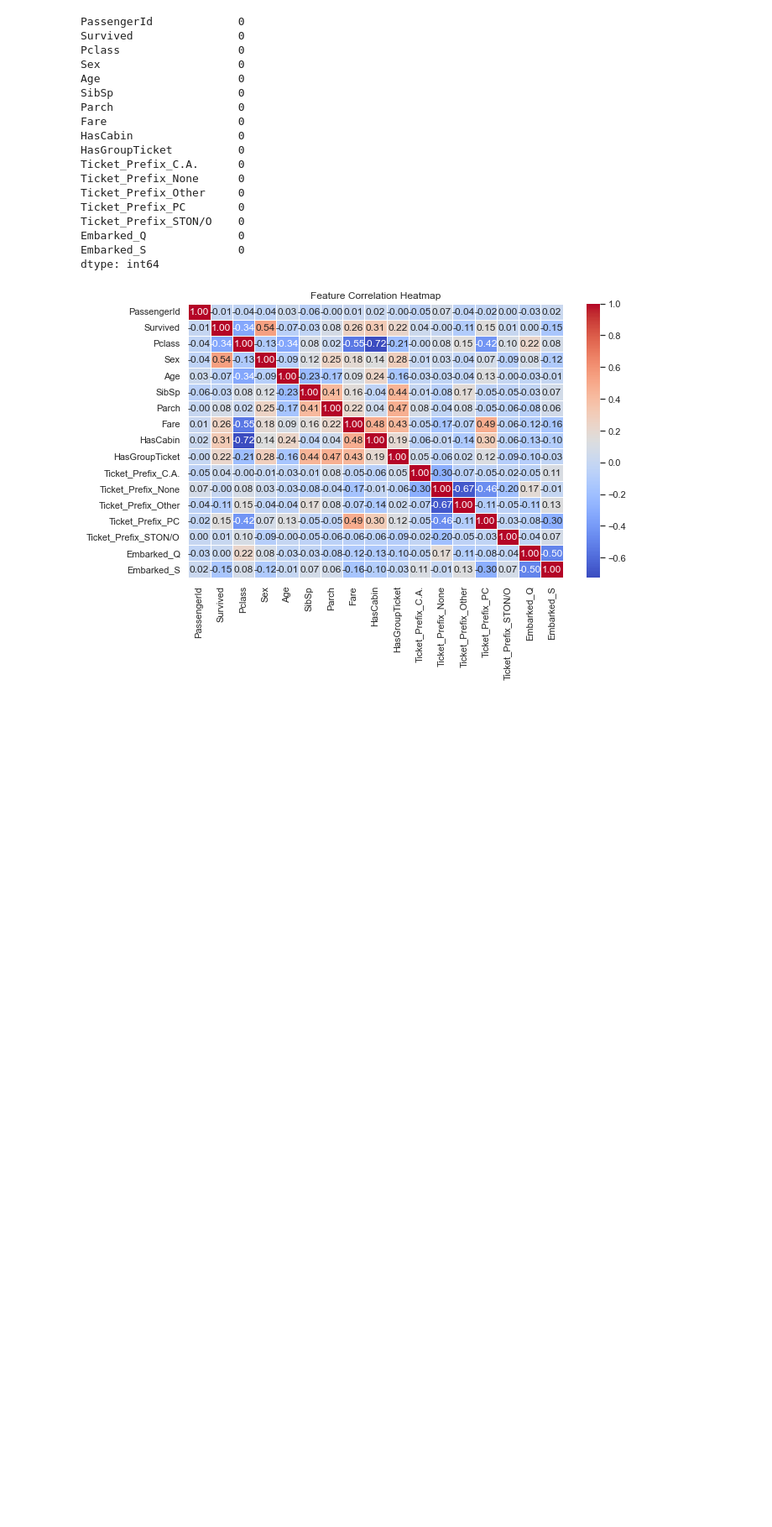
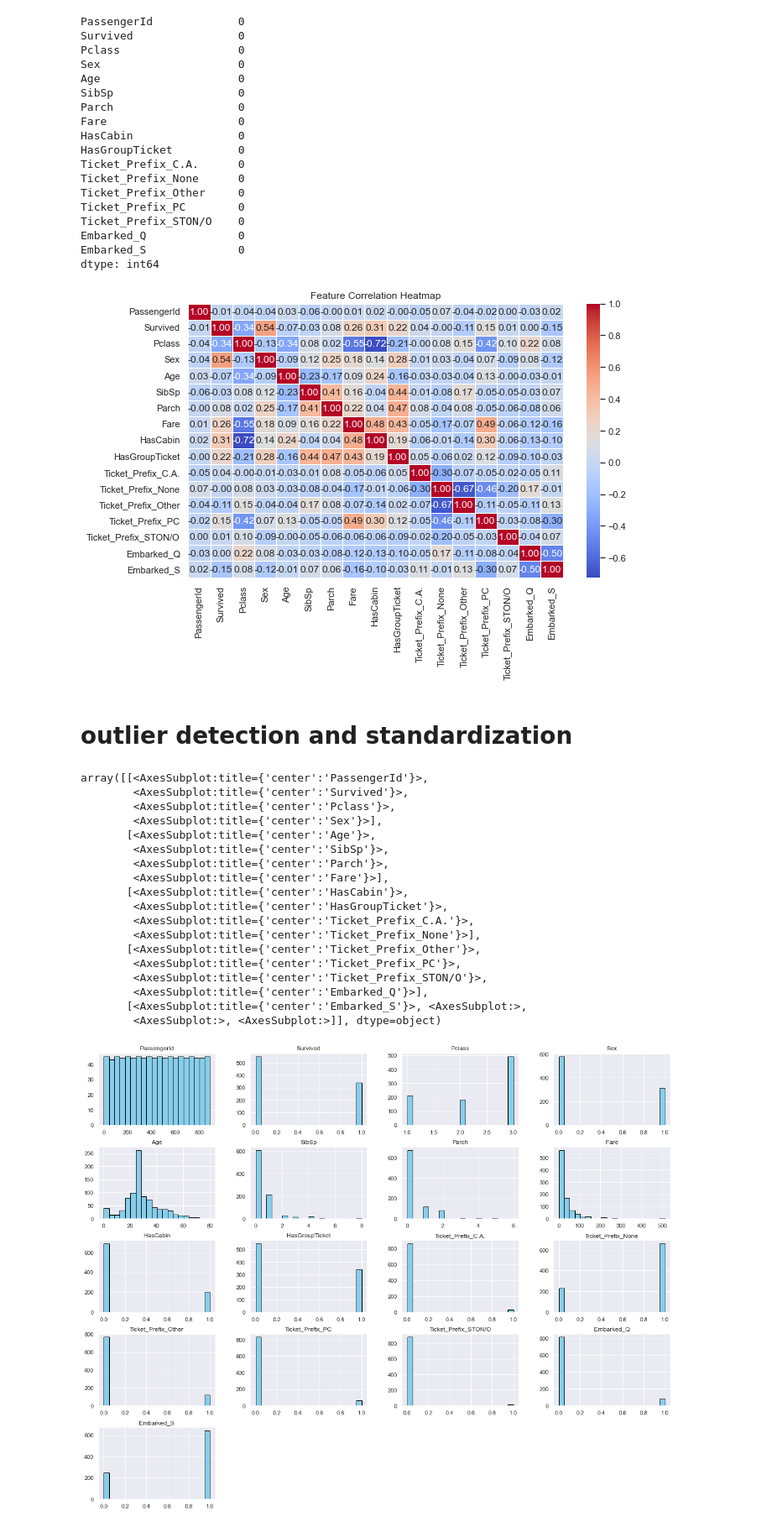
Before and after one commit to Swapnil-Trivedi/E0_270_0__ML_2025, a Jupyter notebook: assignment-01/data/data_exploration.ipynb, the cells around one changed output. Shown at 84% size. Saved outputs shown, nothing was run; the diff lists cells and outputs as text; code cells hidden in the pictures; blank space fills up the shorter version.

Commit message:
outlier detection and removal

```diff
--- a/assignment-01/data/data_exploration.ipynb
+++ b/assignment-01/data/data_exploration.ipynb
@@ -555,0 +545,25 @@ plt.show()
+# %% [markdown]
+# outlier detection and standardization
+# %%
+#plotting the data to see the distribution
+data.hist(figsize=(20, 16), bins=20, color="skyblue", edgecolor="black", linewidth=1.0)
+# %% [output]
+array([[<AxesSubplot:title={'center':'PassengerId'}>,
+        <AxesSubplot:title={'center':'Survived'}>,
+        <AxesSubplot:title={'center':'Pclass'}>,
+        <AxesSubplot:title={'center':'Sex'}>],
+       [<AxesSubplot:title={'center':'Age'}>,
+        <AxesSubplot:title={'center':'SibSp'}>,
+        <AxesSubplot:title={'center':'Parch'}>,
+        <AxesSubplot:title={'center':'Fare'}>],
+       [<AxesSubplot:title={'center':'HasCabin'}>,
+        <AxesSubplot:title={'center':'HasGroupTicket'}>,
+        <AxesSubplot:title={'center':'Ticket_Prefix_C.A.'}>,
+        <AxesSubplot:title={'center':'Ticket_Prefix_None'}>],
+       [<AxesSubplot:title={'center':'Ticket_Prefix_Other'}>,
+        <AxesSubplot:title={'center':'Ticket_Prefix_PC'}>,
+        <AxesSubplot:title={'center':'Ticket_Prefix_STON/O'}>,
+        <AxesSubplot:title={'center':'Embarked_Q'}>],
+       [<AxesSubplot:title={'center':'Embarked_S'}>, <AxesSubplot:>,
+        <AxesSubplot:>, <AxesSubplot:>]], dtype=object)
+[figure, added]
```
Also changed, not shown: parts of 12 cells of this notebook.
